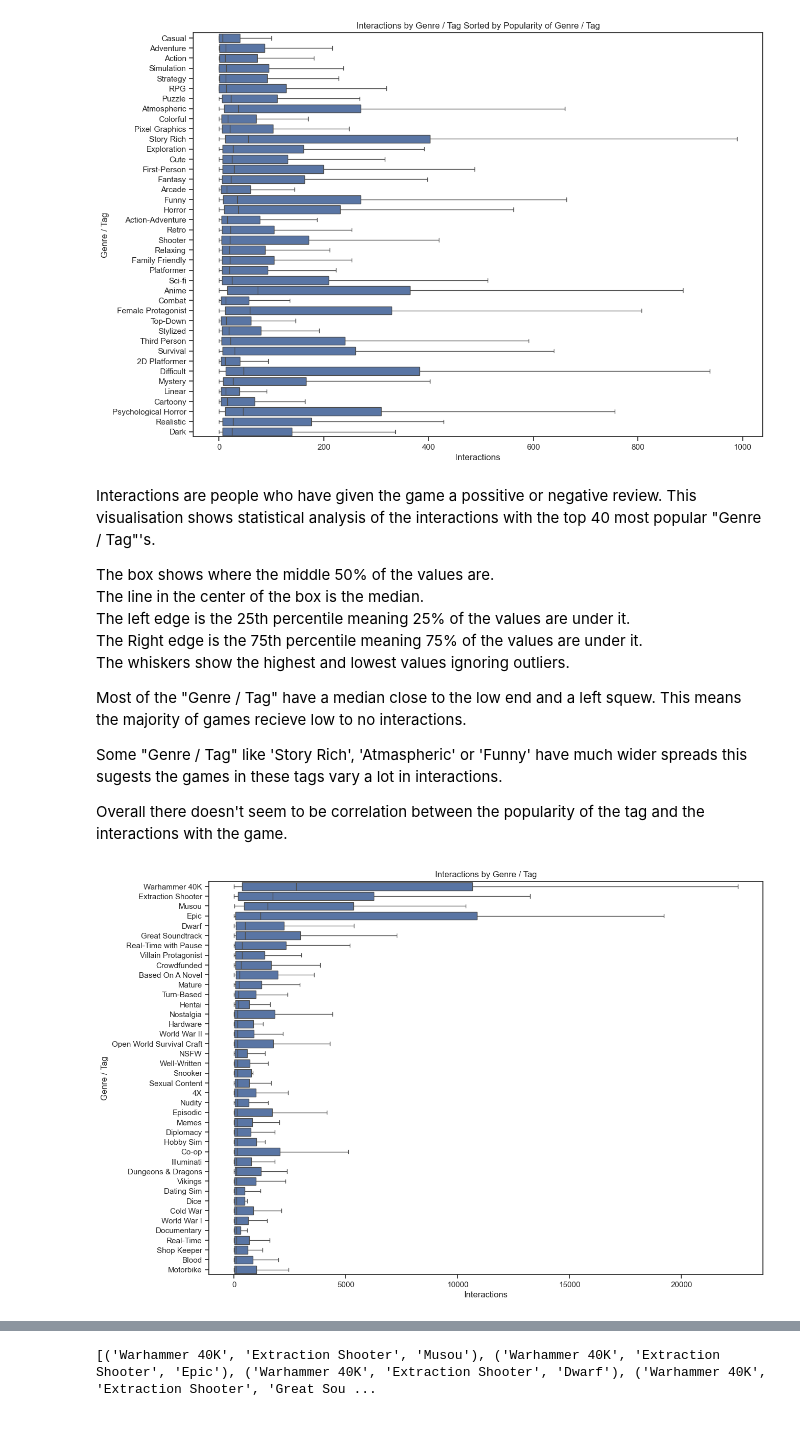
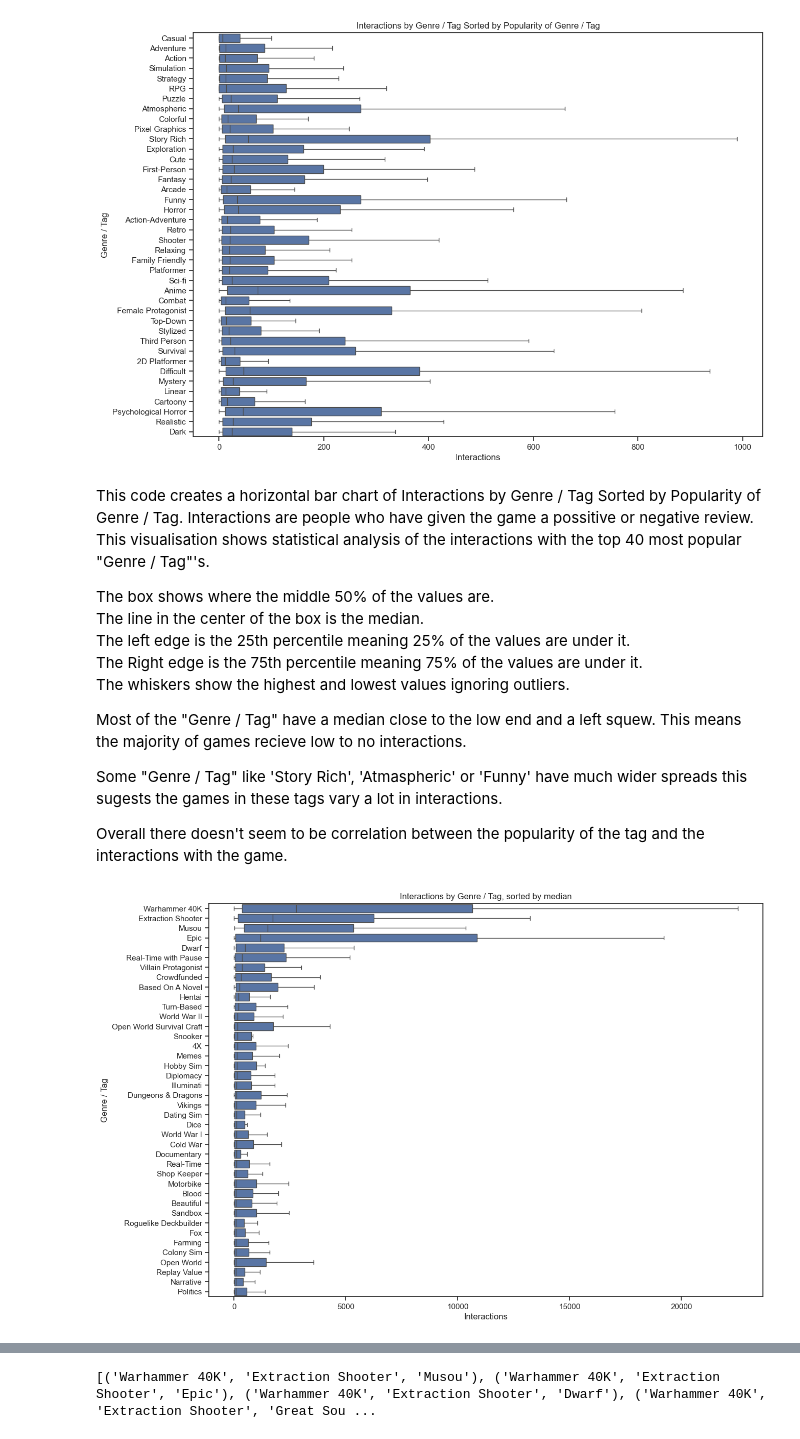
Before and after one commit to Tomasz5792/Data_Analytics_-_Summative_1, a Jupyter notebook: Summative_1.ipynb, the cells around one changed output, grey strips where cells are left out. Saved outputs shown, nothing was run; the diff lists cells and outputs as text; code cells hidden in the pictures.

```diff
--- a/Summative_1.ipynb
+++ b/Summative_1.ipynb
@@ -222,7 +222,7 @@ I checked for full duplicates and found there were none.  I knew however that th
 steam_games_df = steam_games_df.drop(columns=['Required age', 'Discount', 'DLC count', 'About the game',
        'Supported languages', 'Full audio languages', 'Header image', 'Website', 'Support url', 'Support email', 'Windows',
        'Mac', 'Linux', 'Score rank', 'Achievements', 'Recommendations',
-       'Notes', 'Average playtime forever', 'Average playtime two weeks',
+       'Notes', 'Average playtime two weeks',
        'Median playtime two weeks', 'Developers', 'Reviews',
        'Publishers', 'Screenshots', 'Movies'])
 # %% [markdown]
@@ -578,7 +636,7 @@ genres_tags_filtered_df = games_plus_tags_df[~games_plus_tags_df['Genre / Tags']
     'Well Written', 'Sequel', 'Prequel', 'Remake', 'Remastered', 'DLC', 'Expansion', 'Soundtrack', 'Early Access', 'Free To Play', 'Cult Classic',
     'Kickstarter', '3D Vision', '4 Player Local', '4 Player Online', '4 Player Co-Op', 'Steam Machine', 'TrackIR', 'VR', 'Virtual Reality', 'Oculus Rift', 'HTC Vive', 'Valve Index', 'Windows Mixed Reality'
     'Free To Play', 'Benchmark', 'Touch-Friendly', 'Moddable', 'Animation & Moddeling', 'TrackIR', 'Games Workshop', 'Free to Play', 'Competitive', 'Episodic',
-    'Well-Written', 'Hardware'
+    'Well-Written', 'Hardware', 'Mature', 'Nudity', 'NSFW', 'Co-op', 'Nostalgia', 'Sexual Content', 'Great Soundtrack'
     ])]
 # %% [markdown]
 This code filters out common generic tags which dont really describe the genre of the game.
@@ -631,7 +693,7 @@ plt.show()
 # %% [output]
 [figure]
 # %% [markdown]
-Interactions are people who have given the game a possitive or negative review.  This visualisation shows statistical analysis of the interactions with the top 40 most popular "Genre / Tag"'s.
+This code creates a horizontal bar chart of Interactions by Genre / Tag Sorted by Popularity of Genre / Tag.  Interactions are people who have given the game a possitive or negative review.  This visualisation shows statistical analysis of the interactions with the top 40 most popular "Genre / Tag"'s.
 
 The box shows where the middle 50% of the values are.
 The line in the center of the box is the median.
@@ -647,24 +709,24 @@ Overall there doesn't seem to be correlation between the popularity of the tag a
 # %%
 sns.set_theme(style="ticks")
 
 top_genres_tags = genres_tags_filtered_df.groupby("Genre / Tags")["Interactions"].median().sort_values(ascending=False).head(40).index
 
 plot_df = genres_tags_filtered_df[genres_tags_filtered_df['Genre / Tags'].isin(top_genres_tags)]
 
 plt.figure(figsize=(14, 10))
 
 ax = sns.boxplot(
     data=plot_df,
     x="Interactions",
     y="Genre / Tags",
     showfliers=False,
     order=top_genres_tags
 )
 
-ax.set_title("Interactions by Genre / Tag")
+ax.set_title("Interactions by Genre / Tag, sorted by median")
 ax.set_xlabel("Interactions")
 ax.set_ylabel("Genre / Tag")
 
 plt.show()
 # %% [output]
-[figure, old version]
+[figure, new version]
```
Also changed, not shown: parts of 39 cells of this notebook.
